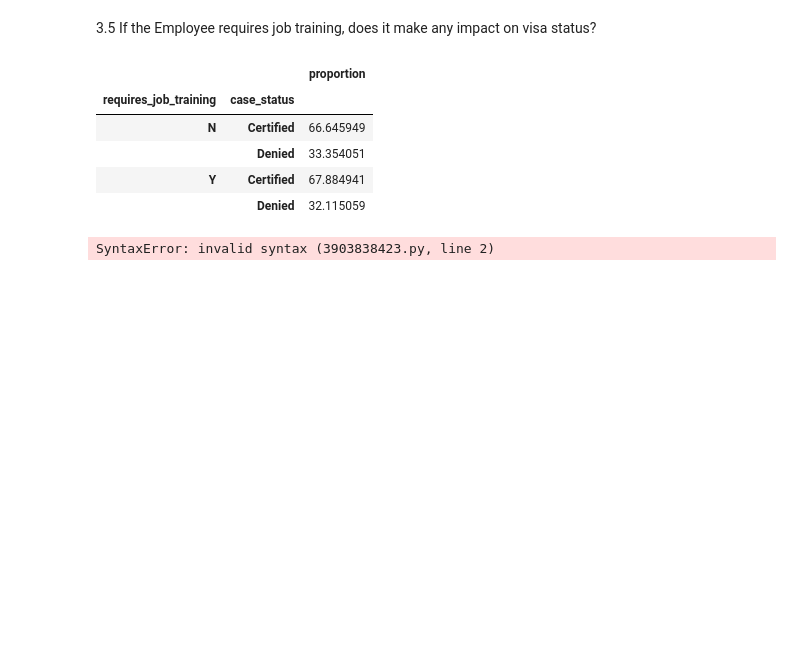
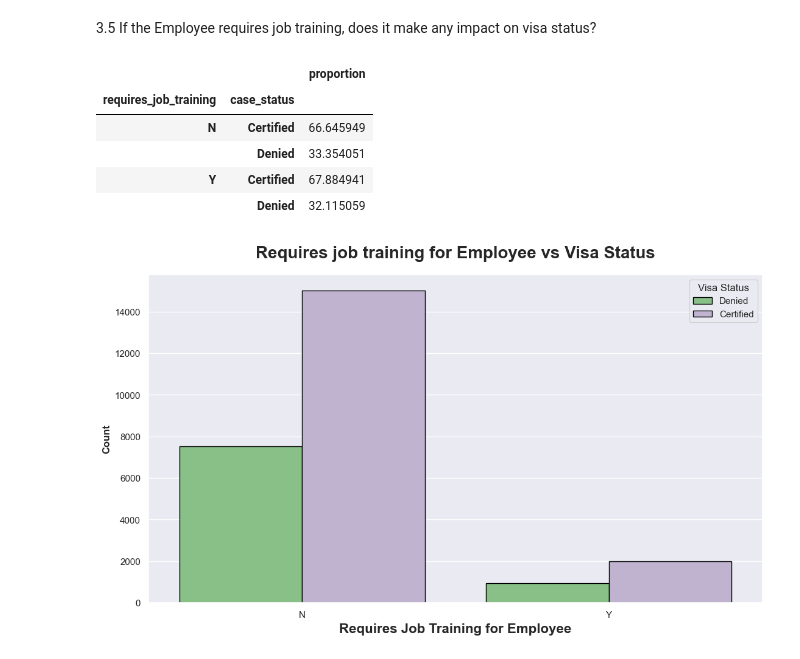
Before and after one commit to amita2023/US_Visa_Approval_Prediction, a Jupyter notebook: notebook/EDA.ipynb, the cells around one changed output. Saved outputs shown, nothing was run; the diff lists cells and outputs as text; code cells hidden in the pictures; blank space fills up the shorter version.

Commit message:
Feature Eng and model training

```diff
--- a/notebook/EDA.ipynb
+++ b/notebook/EDA.ipynb
@@ -472,22 +472,15 @@ df.groupby('requires_job_training')['case_status'].value_counts(normalize=True).
 | Y | Certified | 67.884941 |
 |  | Denied | 32.115059 |
 # %%
-
-proportion
-requires_job_training	case_status
-N	Certified	66.645949
-Denied	33.354051
-Y	Certified	67.884941
-Denied	32.115059
 plt.subplots(figsize=(13,7))
 sns.countplot(x="requires_job_training",hue="case_status", data=df, ec= "black",palette="Accent")
 plt.title("Requires job training for Employee vs Visa Status", weight="bold",fontsize=20, pad=20)
 plt.ylabel("Count", weight="bold", fontsize=12)
 plt.xlabel("Requires Job Training for Employee", weight="bold", fontsize=16)
 plt.legend(title="Visa Status", fancybox=True)
 plt.show()
 # %% [output]
-SyntaxError: invalid syntax (3903838423.py, line 2)
+[figure, added]
 # %%
 plt.figure(figsize=[14,7])
 
```
Also changed, not shown: parts of 32 cells of this notebook.
